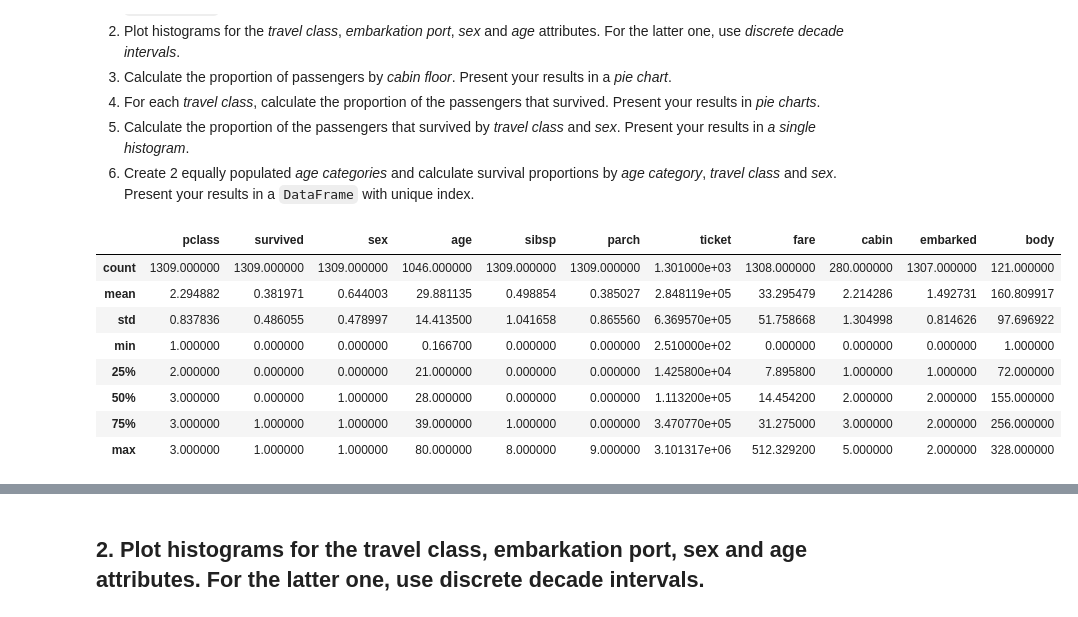
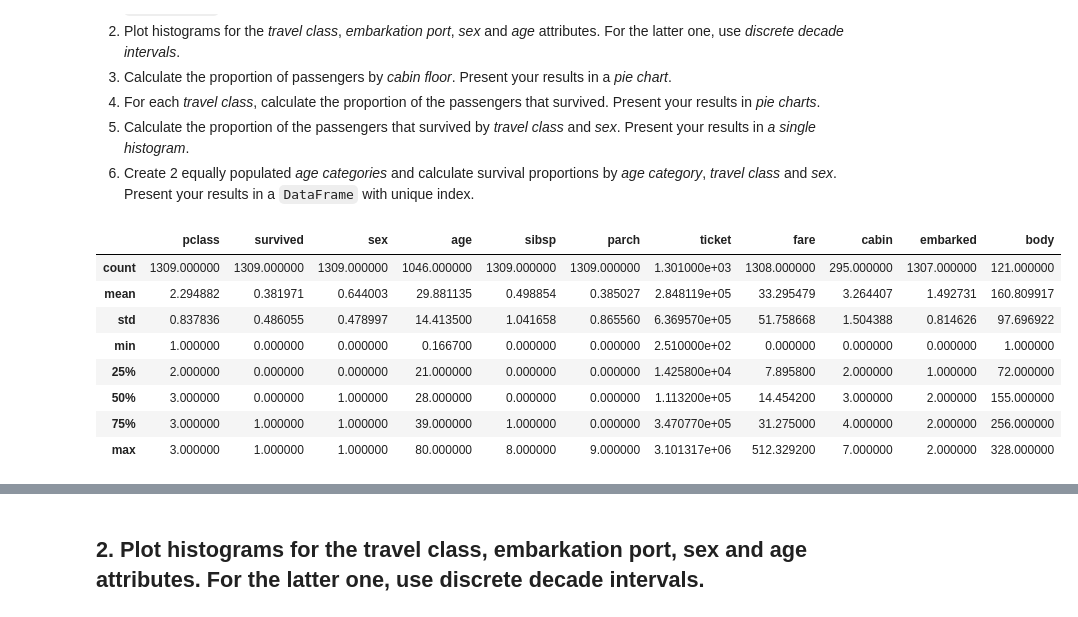
Before and after one commit to NicoBrun/ada2017, a Jupyter notebook: 01 - Pandas and Data Wrangling/Homework 1.ipynb, the cells around one changed output, grey strips where cells are left out. Saved outputs shown, nothing was run; the diff lists cells and outputs as text; code cells hidden in the pictures.

Commit message:
t3 - added missing data support to dataset['cabin'], .3 in progress

```diff
--- a/01 - Pandas and Data Wrangling/Homework 1.ipynb
+++ b/01 - Pandas and Data Wrangling/Homework 1.ipynb
@@ -218,50 +218,51 @@ def process_cabin(s, verbose=False) :
     # else floor=''
     # Categorizations
     return { # switch statement equivalent
-        'A' : 0,
-        'B' : 1,
-        'C' : 2,
-        'D' : 3,
-        'E' : 4,
-        'F' : 5,
-        'T' : 6
-    }.get(floor, float('NaN'))
-cat_cabin = {0 : 'A', 1 : 'B', 2 : 'C', 3:'D', 4:'E', 5:'F', 6:'Boat Deck'}
+        'A' : 1,
+        'B' : 2,
+        'C' : 3,
+        'D' : 4,
+        'E' : 5,
+        'F' : 6,
+        'G' : 7,
+        'T' : 8
+    }.get(floor, 0)
+cat_cabin = {0 : 'Unknown', 1 : 'Deck A', 2 : 'Deck B', 3 : 'Deck C', 4:'Deck D', 5:'Deck E', 6:'Deck F', 7:'Deck G', 8:'Boat Deck'}
 dataset['cabin'] = dataset['cabin'].apply(process_cabin)
 
 # Process embarked
 cat_embarked = {0 : 'Cherbourg', 1:'Queensland', 2:'Southampton'}
 def tmp(c)  :  # Lambda function gives invalid syntax for some reason
     #lambda c : return {
     return {
         'C':0,
         'Q':1,
         'S':2
     }.get(c, float('NaN'))
 dataset['embarked'] = dataset['embarked'].apply(tmp)
 
 # Check the content of columns
 def check_for_all(serie, predicate) :
     """ Predicate must be a function that maps the serie's elements to boolean
     """
     assert reduce(lambda x, y : x and y, serie.map(predicate))
 check_for_all(dataset['sibsp'], (lambda e : isnan(e) or e%1==0))
 check_for_all(dataset['parch'], (lambda e : isnan(e) or e%1==0))
 check_for_all(dataset['fare'], (lambda e : isnan(e) or isinstance(e, numbers.Real)))
 check_for_all(dataset['body'], (lambda e : isnan(e) or e%1==0))
 
 #print(dataset)
 dataset.describe()
 # %% [output]
 |  | pclass | survived | sex | age | sibsp | parch | ticket | fare | cabin | embarked | body |
-| count | 1309.000000 | 1309.000000 | 1309.000000 | 1046.000000 | 1309.000000 | 1309.000000 | 1.301000e+03 | 1308.000000 | 280.000000 | 1307.000000 | 121.000000 |
-| mean | 2.294882 | 0.381971 | 0.644003 | 29.881135 | 0.498854 | 0.385027 | 2.848119e+05 | 33.295479 | 2.214286 | 1.492731 | 160.809917 |
-| std | 0.837836 | 0.486055 | 0.478997 | 14.413500 | 1.041658 | 0.865560 | 6.369570e+05 | 51.758668 | 1.304998 | 0.814626 | 97.696922 |
+| count | 1309.000000 | 1309.000000 | 1309.000000 | 1046.000000 | 1309.000000 | 1309.000000 | 1.301000e+03 | 1308.000000 | 295.000000 | 1307.000000 | 121.000000 |
+| mean | 2.294882 | 0.381971 | 0.644003 | 29.881135 | 0.498854 | 0.385027 | 2.848119e+05 | 33.295479 | 3.264407 | 1.492731 | 160.809917 |
+| std | 0.837836 | 0.486055 | 0.478997 | 14.413500 | 1.041658 | 0.865560 | 6.369570e+05 | 51.758668 | 1.504388 | 0.814626 | 97.696922 |
 | min | 1.000000 | 0.000000 | 0.000000 | 0.166700 | 0.000000 | 0.000000 | 2.510000e+02 | 0.000000 | 0.000000 | 0.000000 | 1.000000 |
-| 25% | 2.000000 | 0.000000 | 0.000000 | 21.000000 | 0.000000 | 0.000000 | 1.425800e+04 | 7.895800 | 1.000000 | 1.000000 | 72.000000 |
-| 50% | 3.000000 | 0.000000 | 1.000000 | 28.000000 | 0.000000 | 0.000000 | 1.113200e+05 | 14.454200 | 2.000000 | 2.000000 | 155.000000 |
-| 75% | 3.000000 | 1.000000 | 1.000000 | 39.000000 | 1.000000 | 0.000000 | 3.470770e+05 | 31.275000 | 3.000000 | 2.000000 | 256.000000 |
-| max | 3.000000 | 1.000000 | 1.000000 | 80.000000 | 8.000000 | 9.000000 | 3.101317e+06 | 512.329200 | 5.000000 | 2.000000 | 328.000000 |
+| 25% | 2.000000 | 0.000000 | 0.000000 | 21.000000 | 0.000000 | 0.000000 | 1.425800e+04 | 7.895800 | 2.000000 | 1.000000 | 72.000000 |
+| 50% | 3.000000 | 0.000000 | 1.000000 | 28.000000 | 0.000000 | 0.000000 | 1.113200e+05 | 14.454200 | 3.000000 | 2.000000 | 155.000000 |
+| 75% | 3.000000 | 1.000000 | 1.000000 | 39.000000 | 1.000000 | 0.000000 | 3.470770e+05 | 31.275000 | 4.000000 | 2.000000 | 256.000000 |
+| max | 3.000000 | 1.000000 | 1.000000 | 80.000000 | 8.000000 | 9.000000 | 3.101317e+06 | 512.329200 | 7.000000 | 2.000000 | 328.000000 |
 # %% [markdown]
 ## 1. Describe the type and the value range of each attribute. Indicate and transform the attributes that can be Categorical. ##
 
```
Also changed, not shown: parts of 5 cells of this notebook.
